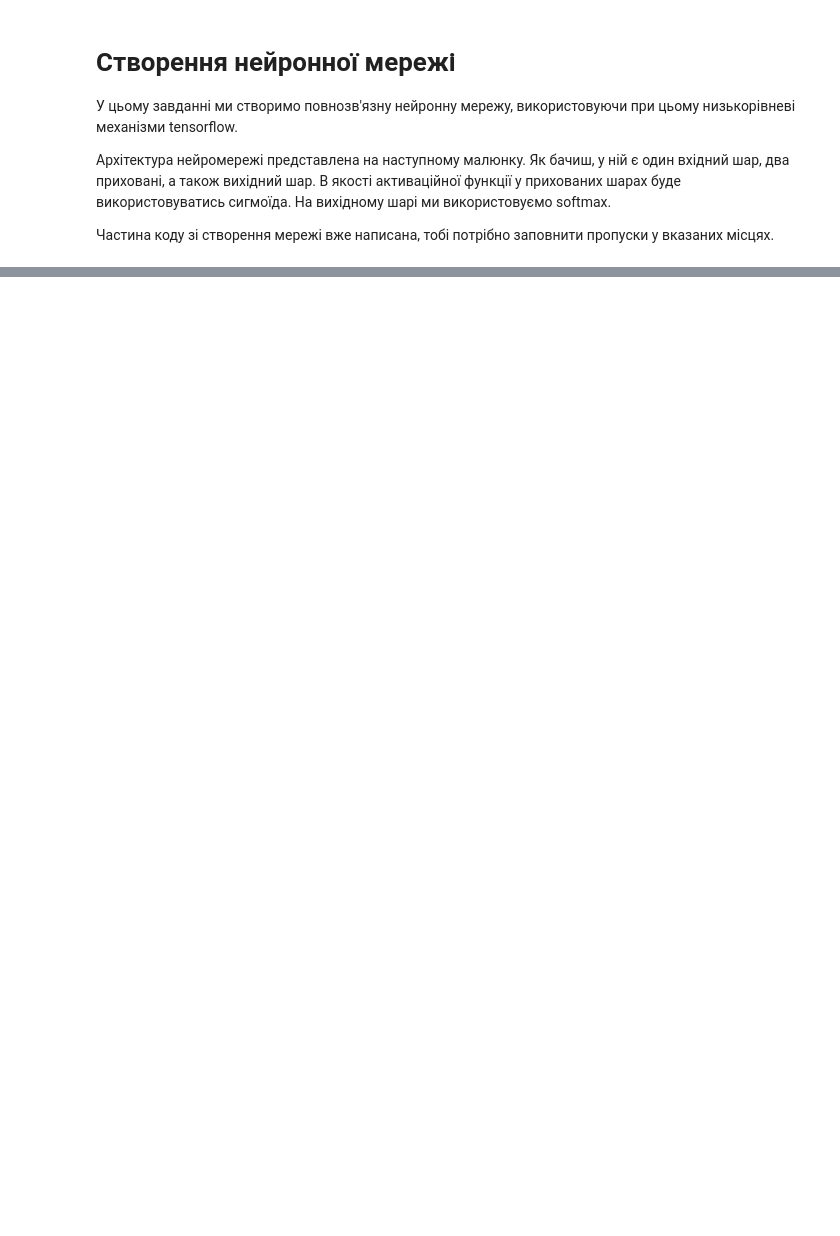
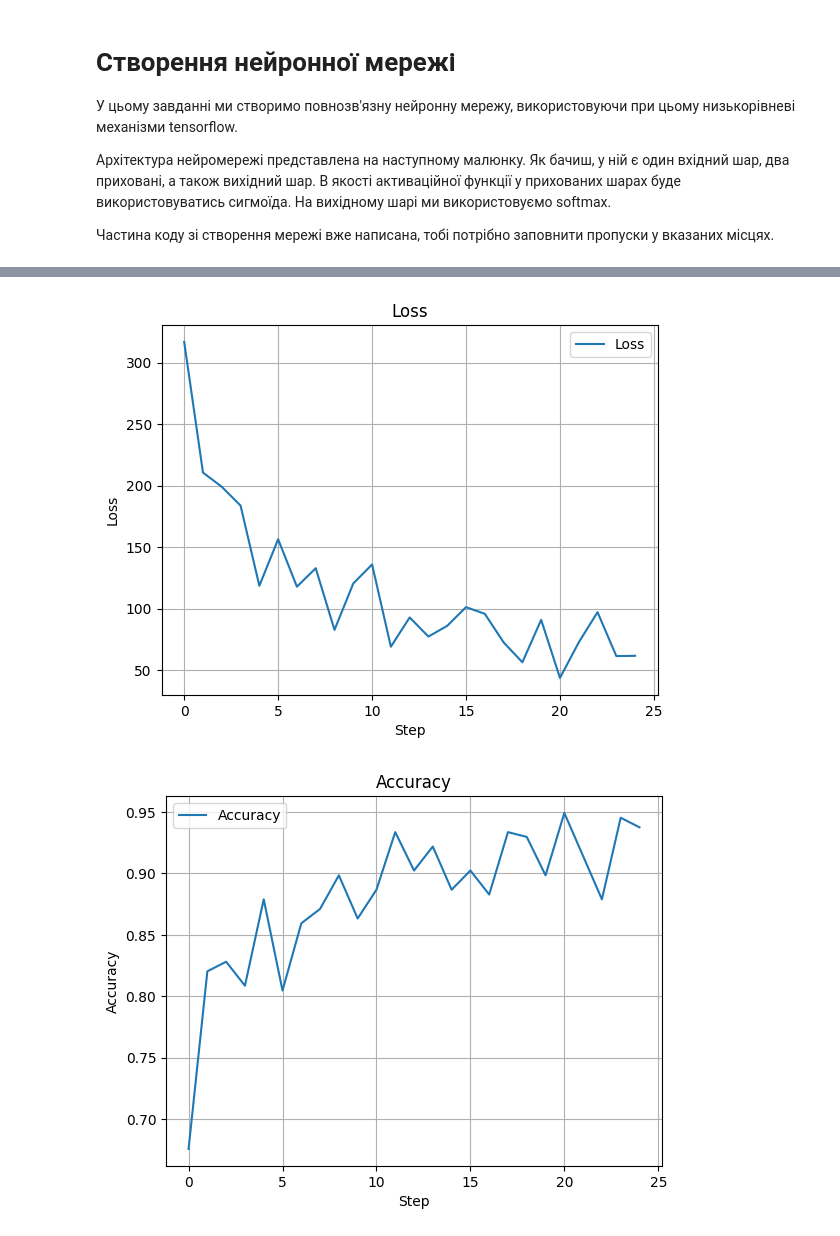
Before and after one commit to djmary-k/Py17DS_HW08, a Jupyter notebook: Hw8.ipynb, the cells around one changed output, grey strips where cells are left out. Cells and saved outputs as stored; diff of their text form; code cells hidden in the pictures; blank space fills up the shorter version.

```diff
--- a/Hw8.ipynb
+++ b/Hw8.ipynb
@@ -111,8 +93,8 @@ class NN(tf.Module):
     self.layer_1 = DenseLayer(in_features=784, out_features=128)
     # Другий шар, який складається з 256 нейронів
     self.layer_2 = DenseLayer(in_features=128, out_features=256)
-    # Вихідний шар
-    self.output_layer = DenseLayer(in_features=256, out_features=1)
+    # Вихідний шар з 10 нейронами (num_classes)
+    self.output_layer = DenseLayer(in_features=256, out_features=10)
 
 
   def __call__(self, x):
@@ -184,30 +135,35 @@ def train(neural_net, input_x, output_y):
     loss = cross_entropy(pred, output_y)
 
     # Отримаємо список оптимізованих параметрів
-    # Місце для вашого коду
+    trainable_variables = neural_net.trainable_variables
     # Обчислимо за ними значення градієнта
-    dw, db = g.gradient(loss, [neural_net.w, neural_net.b])
+    gradients = g.gradient(loss, trainable_variables)
 
     # Модифікуємо параметри
-    neural_net.w.assign_sub(learning_rate * dw)
-    neural_net.b.assing_sub(learning_rate * db)
+    optimizer.apply_gradients(zip(gradients, trainable_variables))
 # %%
 # Тренування мережі
 
 loss_history = []  # кожні display_step кроків зберігай в цьому списку поточну помилку нейромережі
 accuracy_history = [] # кожні display_step кроків зберігай в цьому списку поточну точність нейромережі
+# steps = []
 
 # У цьому циклі ми будемо проводити навчання нейронної мережі
 # із тренувального датасета train_data вилучи випадкову підмножину, на якій
 # відбудеться тренування. Використовуй метод take, доступний для тренувального датасета.
 for step, (batch_x, batch_y) in enumerate(train_data.take(training_steps), 1):
     # Оновлюємо ваги нейронної мережі
-    # Місце для вашого коду
-    train(neural_net, x_test, y_test)
-    current_loss =
-    current_accuracy =
+    train(neural_net, batch_x, batch_y)
 
+    # Кожні display_step ітерацій виведення інформації про поточний стан навчання
     if step % display_step == 0:
         pred = neural_net(batch_x)
         # Місце для вашого коду
-        print?
+        current_loss = cross_entropy(pred, batch_y)
+        loss_history.append(current_loss)
+
+        current_accuracy = accuracy(pred, batch_y)
+        accuracy_history.append(current_accuracy)
+        # steps.append(step)
+
+        print(f'Step: {step} | Loss: {current_loss} | Accuracy: {current_accuracy}')
@@ -214,14 +190,29 @@ for step, (batch_x, batch_y) in enumerate(train_data.take(training_steps), 1):
 # %%
 # Виведіть графіки залежності зміни точності і втрат від кроку
 # Якщо все зроблено правильно, то точність повинна зростати, а втрати зменшуватись
 
 import matplotlib.pyplot as plt
 
 # Виведіть графік функції втрат
-# Місце для вашого коду
+plt.plot(loss_history, label='Loss')
+plt.title('Loss')
+plt.xlabel('Step')
+plt.ylabel('Loss')
+plt.grid(True)
+plt.legend()
+plt.show()
 
 # Виведіть графік точності
-# Місце для вашого коду
+plt.plot(accuracy_history, label='Accuracy')
+plt.title('Accuracy')
+plt.xlabel('Step')
+plt.ylabel('Accuracy')
+plt.grid(True)
+plt.legend()
+plt.show()
+# %% [output]
+[figure, added]
+[figure, added]
 # %%
 # Обчисліть точність навченої нейромережі
 # Місце для вашого коду
```
Also changed, not shown: parts of 19 cells of this notebook.
